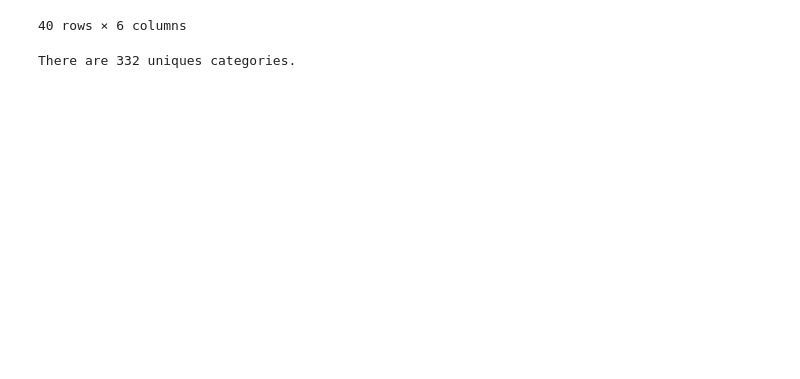
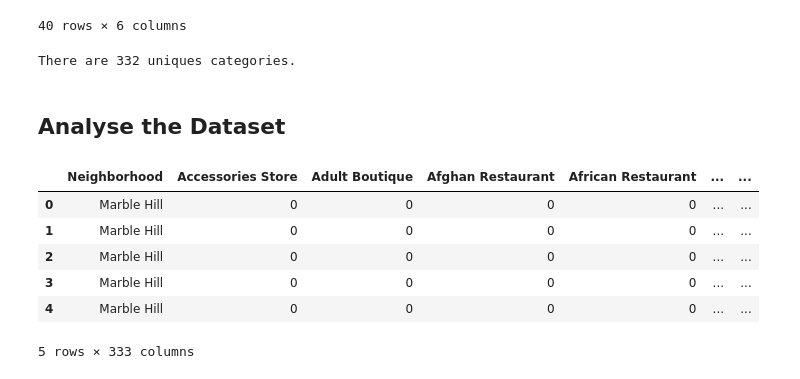
Before and after one commit to Piyal-Banik/Segmenting-and-Clustering-Neighborhoods-in-New-York-City, a Jupyter notebook: new_york_neighborhood.ipynb, the cells around one changed output. Cells and saved outputs as stored; diff of their text form; code cells hidden in the pictures; blank space fills up the shorter version.

```diff
--- a/new_york_neighborhood.ipynb
+++ b/new_york_neighborhood.ipynb
@@ -277,3 +277,25 @@ manhattan_venues.groupby('Neighborhood').count()
 print('There are {} uniques categories.'.format(len(manhattan_venues['Venue Category'].unique())))
 # %% [output]
 There are 332 uniques categories.
+# %% [markdown]
+## Analyse the Dataset
+# %%
+# one hot encoding
+manhattan_onehot = pd.get_dummies(manhattan_venues[['Venue Category']], prefix="", prefix_sep="")
+
+# neighborhood coloumn added to the dataframe
+manhattan_onehot['Neighborhood'] = manhattan_venues['Neighborhood']
+
+# move the neighborhood column to the first column
+fixed_columns = [manhattan_onehot.columns[-1]] + list(manhattan_onehot.columns[:-1])
+manhattan_onehot = manhattan_onehot[fixed_columns]
+
+manhattan_onehot.head()
+# %% [output]
+|  | Neighborhood | Accessories Store | Adult Boutique | Afghan Restaurant | African Restaurant | ... | ... |
+| 0 | Marble Hill | 0 | 0 | 0 | 0 | ... | ... |
+| 1 | Marble Hill | 0 | 0 | 0 | 0 | ... | ... |
+| 2 | Marble Hill | 0 | 0 | 0 | 0 | ... | ... |
+| 3 | Marble Hill | 0 | 0 | 0 | 0 | ... | ... |
+| 4 | Marble Hill | 0 | 0 | 0 | 0 | ... | ... |
+5 rows × 333 columns
```
Also changed, not shown: parts of 2 cells of this notebook.
